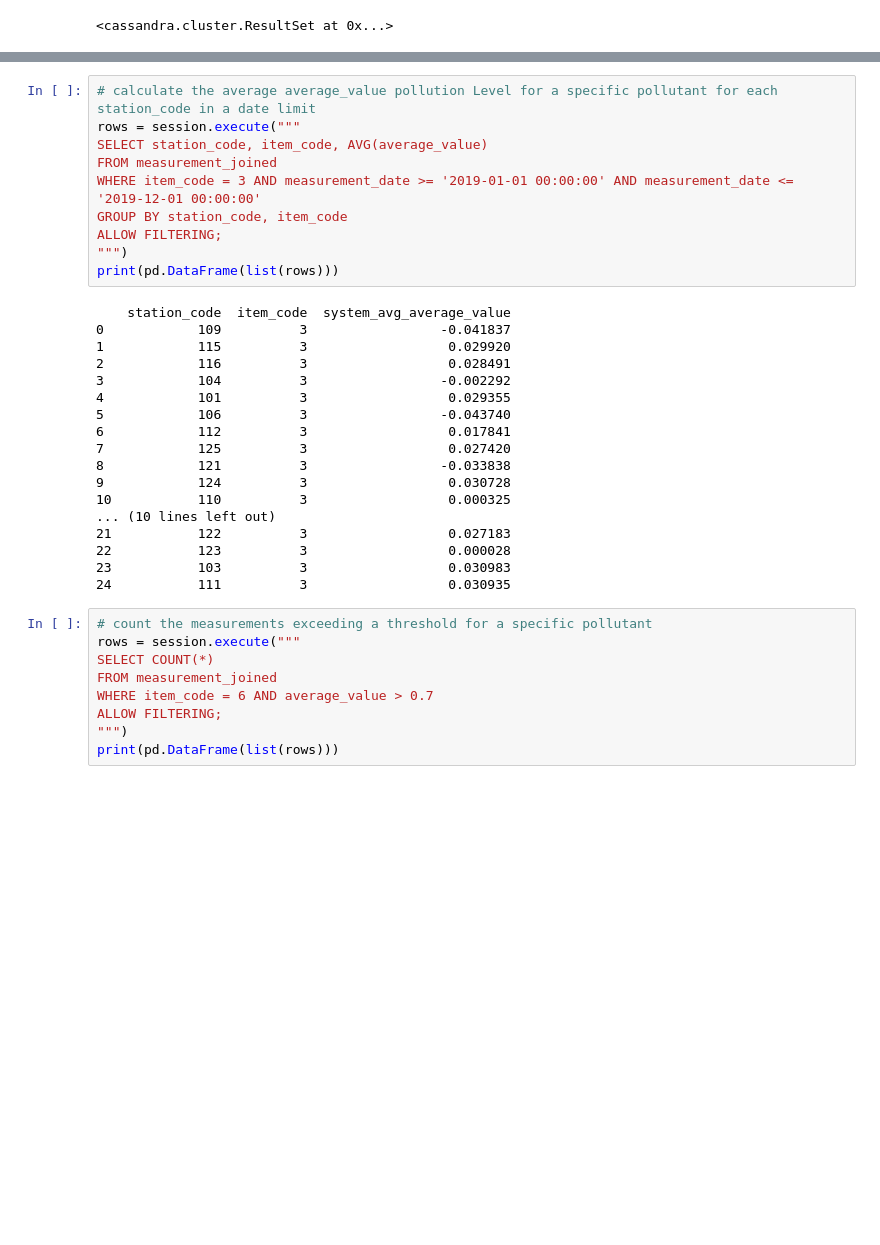
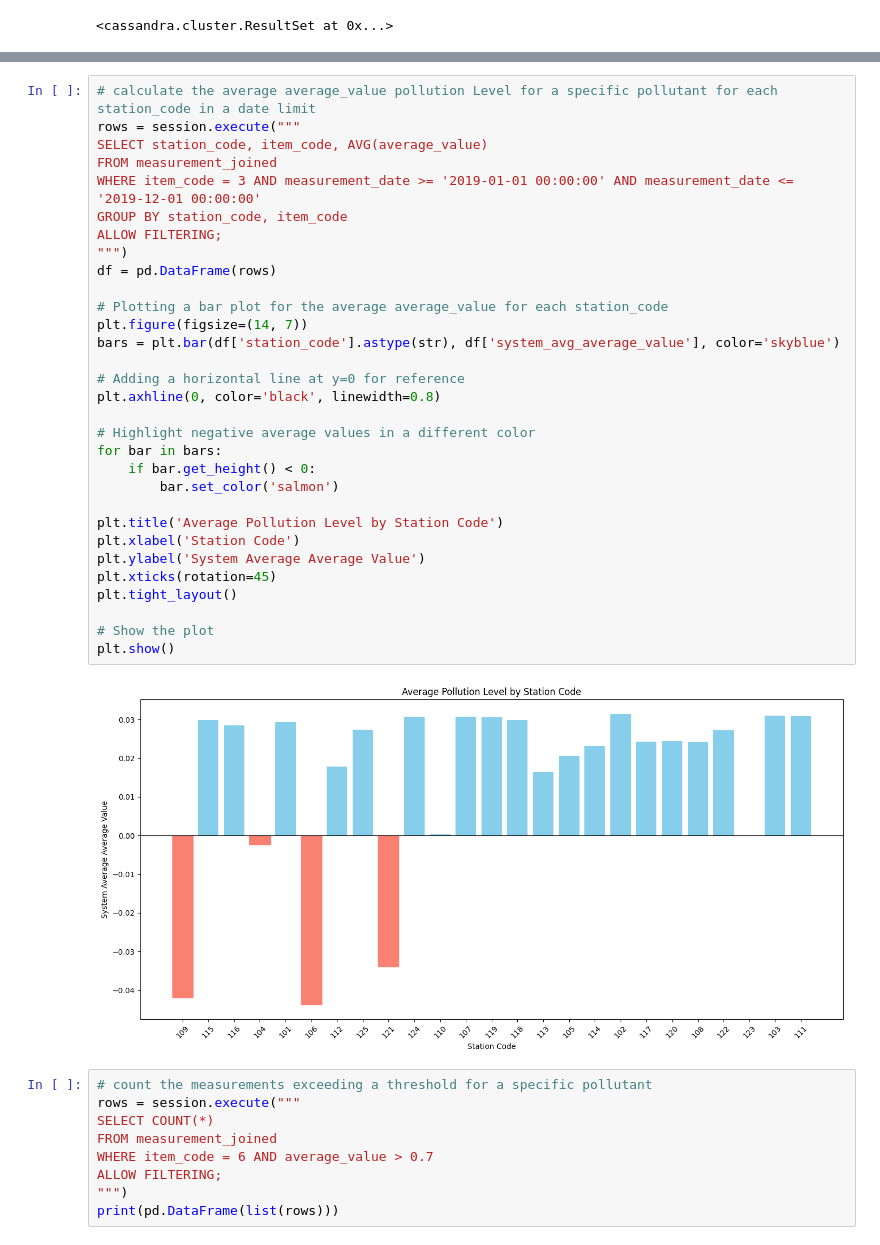
Before and after one commit to voidbar/runi-bigdata-2024, a Jupyter notebook: ex1.ipynb, the cells around one changed output, grey strips where cells are left out. Saved outputs shown, nothing was run; the diff lists cells and outputs as text; blank space fills up the shorter version.

```diff
--- a/ex1.ipynb
+++ b/ex1.ipynb
@@ -356,31 +339,36 @@ print(pd.DataFrame(list(rows)))
 # %%
 # calculate the average average_value pollution Level for a specific pollutant for each station_code in a date limit
 rows = session.execute("""
 SELECT station_code, item_code, AVG(average_value)
 FROM measurement_joined
 WHERE item_code = 3 AND measurement_date >= '2019-01-01 00:00:00' AND measurement_date <= '2019-12-01 00:00:00'
 GROUP BY station_code, item_code
 ALLOW FILTERING;
 """)
-print(pd.DataFrame(list(rows)))
+df = pd.DataFrame(rows)
+
+# Plotting a bar plot for the average average_value for each station_code
+plt.figure(figsize=(14, 7))
+bars = plt.bar(df['station_code'].astype(str), df['system_avg_average_value'], color='skyblue')
+
+# Adding a horizontal line at y=0 for reference
+plt.axhline(0, color='black', linewidth=0.8)
+
+# Highlight negative average values in a different color
+for bar in bars:
+    if bar.get_height() < 0:
+        bar.set_color('salmon')
+
+plt.title('Average Pollution Level by Station Code')
+plt.xlabel('Station Code')
+plt.ylabel('System Average Average Value')
+plt.xticks(rotation=45)
+plt.tight_layout()
+
+# Show the plot
+plt.show()
 # %% [output]
-    station_code  item_code  system_avg_average_value
-0            109          3                 -0.041837
-1            115          3                  0.029920
-2            116          3                  0.028491
-3            104          3                 -0.002292
-4            101          3                  0.029355
-5            106          3                 -0.043740
-6            112          3                  0.017841
-7            125          3                  0.027420
-8            121          3                 -0.033838
-9            124          3                  0.030728
-10           110          3                  0.000325
-... (10 lines left out)
-21           122          3                  0.027183
-22           123          3                  0.000028
-23           103          3                  0.030983
-24           111          3                  0.030935
+[figure, added]
 # %%
 # count the measurements exceeding a threshold for a specific pollutant
 rows = session.execute("""
```
Also changed, not shown: parts of 10 cells of this notebook.
